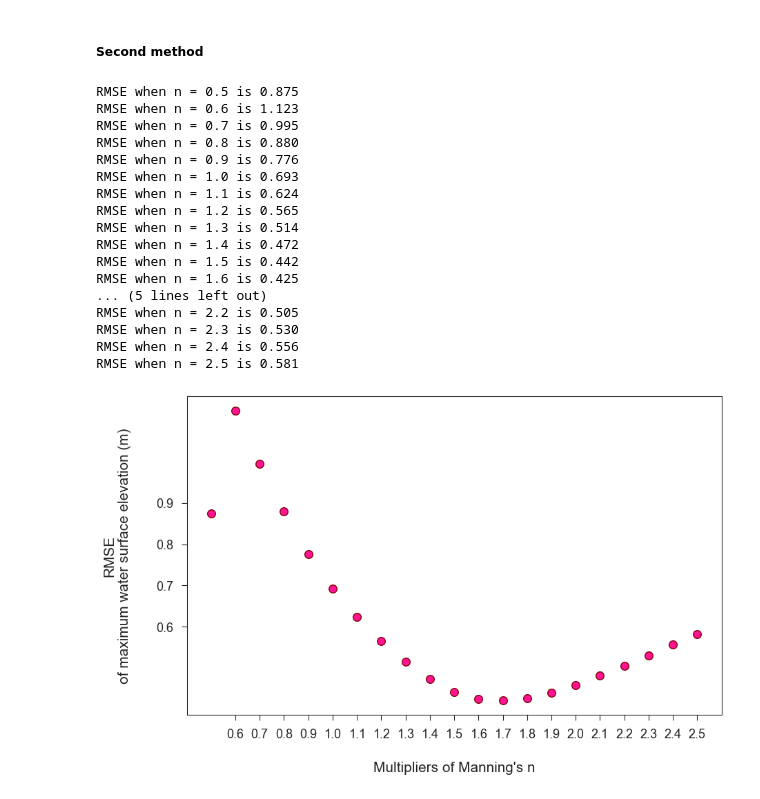
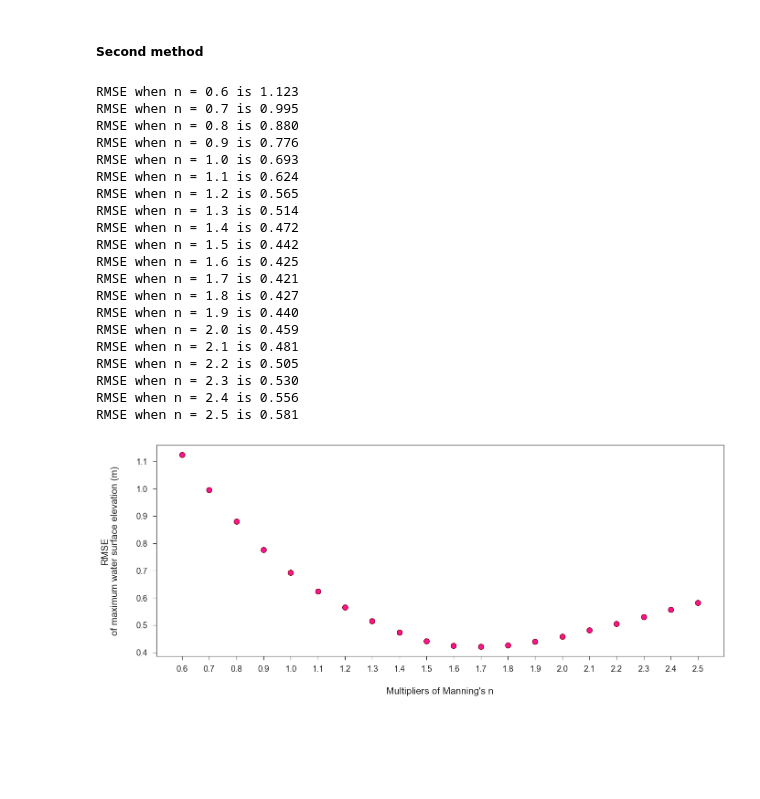
Before and after one commit to Martin20494/Grid_Orientation, a Jupyter notebook: validation_calibration/scripts/Evaluationfor_validation_calibration.ipynb, the cells around one changed output. Cells and saved outputs as stored; diff of their text form; code cells hidden in the pictures; blank space fills up the shorter version.

```diff
--- a/validation_calibration/scripts/Evaluationfor_validation_calibration.ipynb
+++ b/validation_calibration/scripts/Evaluationfor_validation_calibration.ipynb
@@ -176,7 +157,7 @@ plt.savefig(fr"{main_dir}\validation_result.png", bbox_inches='tight', dpi=330)
 #### 1. Get data
 # %%
 # Get range of calibration
-n_calibration = np.round(np.arange(0.5, 2.6, 0.1), 1)
+n_calibration = np.round(np.arange(0.6, 2.6, 0.1), 1)
 # %%
 %%time
 # Get dictionary of calibration results
@@ -317,7 +298,7 @@ ax.scatter(x=n_calibration, y=rmse_selectedmissing_list,
            facecolor='deeppink', edgecolor='maroon', linewidth=1, s=70, zorder=2)
 
 # Set up ticks
-ax.set_xticks(np.arange(.5, 2.6, .1))
+ax.set_xticks(np.arange(.6, 2.6, .1))
 # ax.set_yticks(np.arange(.3, 1, .1))
 
 # # Set up x limit
@@ -334,5 +315,5 @@ for item in (ax.get_xticklabels() + ax.get_yticklabels()):  # For x, y ticks' la
 ax.tick_params(direction='out', length=labelpad-15, pad=labelpad-13)
 
 # Save
-plt.savefig(fr"{main_dir}\calibration_noconnectedline.png", bbox_inches='tight', dpi=330)
+# plt.savefig(fr"{main_dir}\calibration_noconnectedline.png", bbox_inches='tight', dpi=330)
 # %% [output]
@@ -340,30 +320,0 @@ plt.savefig(fr"{main_dir}\calibration_noconnectedline.png", bbox_inches='tight',
-# %%
-# No connected lines
-fig, ax = plt.subplots(figsize=(16, 6))
-
-fontsize = 15
-labelpad = 21
-
-# Plot
-ax.scatter(x=n_calibration[1:], y=rmse_selectedmissing_list[1:],
-           facecolor='deeppink', edgecolor='maroon', linewidth=1, s=70, zorder=2)
-
-# Set up ticks
-ax.set_xticks(np.arange(.5, 2.6, .1))
-# ax.set_yticks(np.arange(.3, 1, .1))
-
-# # Set up x limit
-# ax.set_ylim(bottom=.37)
-
-# Adjust x and y labels
-ax.set_xlabel("Multipliers of Manning's n", fontsize=fontsize, labelpad=labelpad)
-ax.set_ylabel("RMSE\nof maximum water surface elevation (m)", rotation=-270, fontsize=fontsize, labelpad=labelpad+5)
-
-
-# Set up ticks
-for item in (ax.get_xticklabels() + ax.get_yticklabels()):  # For x, y ticks' labels
-    item.set_fontsize(fontsize-2)
-ax.tick_params(direction='out', length=labelpad-15, pad=labelpad-13)
-
-# Save
-plt.savefig(fr"{main_dir}\calibration_noconnectedline.png", bbox_inches='tight', dpi=330)
@@ -389,7 +338,6 @@ for i in range(len(n_calibration)):
     text = "RMSE when n = {0} is {1:.3f}".format(n_calibration[i], rmse_selectedmissing_list[i])
     print(text)
 # %% [output]
-RMSE when n = 0.5 is 0.875
 RMSE when n = 0.6 is 1.123
 RMSE when n = 0.7 is 0.995
 RMSE when n = 0.8 is 0.880
@@ -401,7 +349,11 @@ RMSE when n = 1.3 is 0.514
 RMSE when n = 1.4 is 0.472
 RMSE when n = 1.5 is 0.442
 RMSE when n = 1.6 is 0.425
-... (5 lines left out)
+RMSE when n = 1.7 is 0.421
+RMSE when n = 1.8 is 0.427
+RMSE when n = 1.9 is 0.440
+RMSE when n = 2.0 is 0.459
+RMSE when n = 2.1 is 0.481
 RMSE when n = 2.2 is 0.505
 RMSE when n = 2.3 is 0.530
 RMSE when n = 2.4 is 0.556
@@ -442,32 +361,32 @@ RMSE when n = 2.5 is 0.581
 # %%
 # No connected lines
-fig, ax = plt.subplots(figsize=(10, 6))
+fig, ax = plt.subplots(figsize=(16, 6))
 
 fontsize = 15
 labelpad = 21
 
 # Plot
 ax.scatter(x=n_calibration, y=rmse_selectedmissing_list,
            facecolor='deeppink', edgecolor='maroon', linewidth=1, s=70, zorder=2)
 
 # Set up ticks
 ax.set_xticks(np.arange(.6, 2.6, .1))
-ax.set_yticks(np.arange(.6, 1, .1))
+# ax.set_yticks(np.arange(.6, 1, .1))
 
 # # Set up x limit
 # ax.set_ylim(bottom=.37)
 
 # Adjust x and y labels
 ax.set_xlabel("Multipliers of Manning's n", fontsize=fontsize, labelpad=labelpad)
 ax.set_ylabel("RMSE\nof maximum water surface elevation (m)", rotation=-270, fontsize=fontsize, labelpad=labelpad+5)
 
 
 # Set up ticks
 for item in (ax.get_xticklabels() + ax.get_yticklabels()):  # For x, y ticks' labels
     item.set_fontsize(fontsize-2)
 ax.tick_params(direction='out', length=labelpad-15, pad=labelpad-13)
 
 # Save
-plt.savefig(fr"{main_dir}\calibration_noconnectedline.png", bbox_inches='tight', dpi=330)
+# plt.savefig(fr"{main_dir}\calibration_noconnectedline2.png", bbox_inches='tight', dpi=330)
 # %% [output]
-[figure, old version]
+[figure, new version]
```
Also changed, not shown: parts of 17 cells of this notebook.
